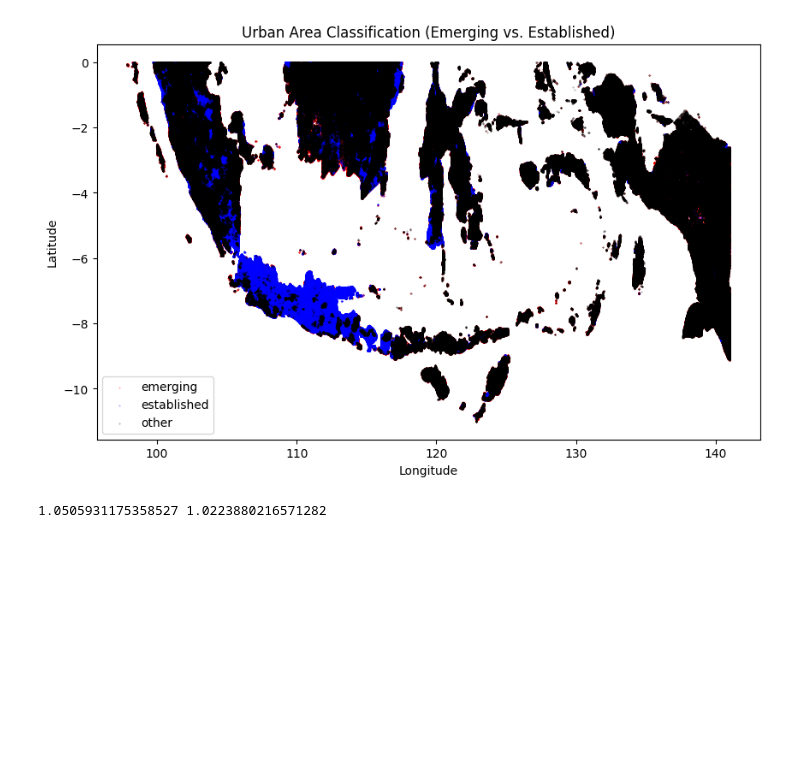
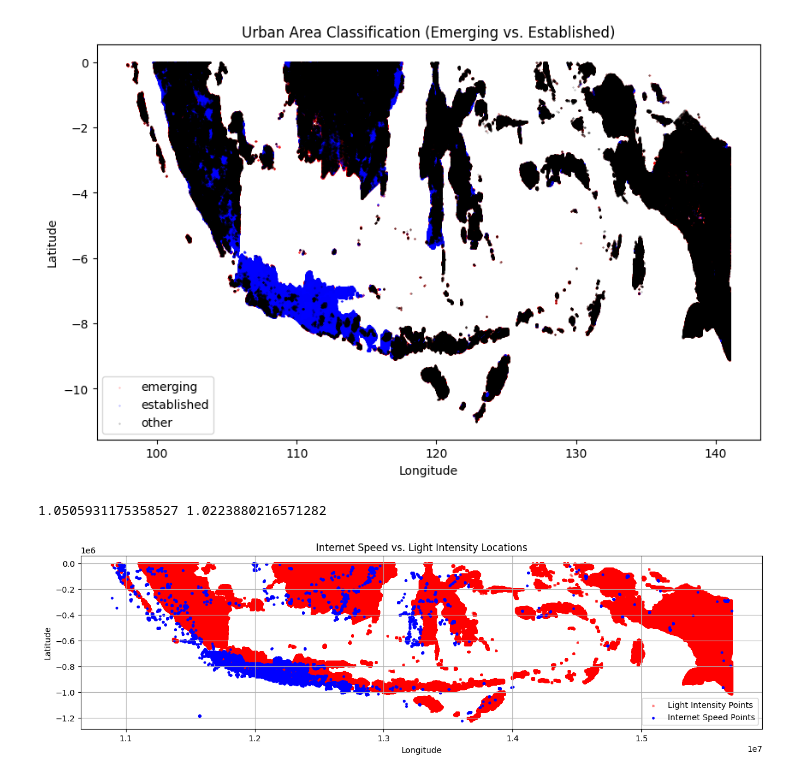
Before and after one commit to nasrrx/IndonesiaInternetSpeeds, a Jupyter notebook: DataAnalysisProject.ipynb, the cells around one changed output. Saved outputs shown, nothing was run; the diff lists cells and outputs as text; code cells hidden in the pictures; blank space fills up the shorter version.

```diff
--- a/DataAnalysisProject.ipynb
+++ b/DataAnalysisProject.ipynb
@@ -172,4 +172,29 @@ gdf_light_intensity = gdf_light_intensity.reset_index(drop=True)
 gdf_internet_speed = gdf_internet_speed.reset_index(drop=True)
 # %% [output]
 1.0505931175358527 1.0223880216571282
+# %%
+def plot_datasets(gdf_internet, gdf_light):
+    # Set up the plot with a specific size
+    fig, ax = plt.subplots(figsize=(15, 8))  # Adjusted for better visibility
+
+    # Plot gdf_light points with high transparency
+    gdf_light.plot(ax=ax, marker='x', color='red', markersize=5, alpha=0.5, label='Light Intensity Points')  # Semi-transparent
+
+    # Plot gdf_internet points
+    gdf_internet.plot(ax=ax, marker='o', color='blue', markersize=5, label='Internet Speed Points')
+
+    # Add grid, legend, and axis labels
+    ax.grid(True)
+    ax.legend()
+    ax.set_xlabel('Longitude')
+    ax.set_ylabel('Latitude')
+    ax.set_title('Internet Speed vs. Light Intensity Locations')
+
+    # Show the plot
+    plt.show()
+
+# Assuming gdf_internet_speed and gdf_light_intensity are your GeoDataFrames and are properly defined:
+plot_datasets(gdf_internet_speed, gdf_light_intensity)
+# %% [output]
+[figure, added]
 # %%
```
Also changed, not shown: parts of 1 cell of this notebook.
